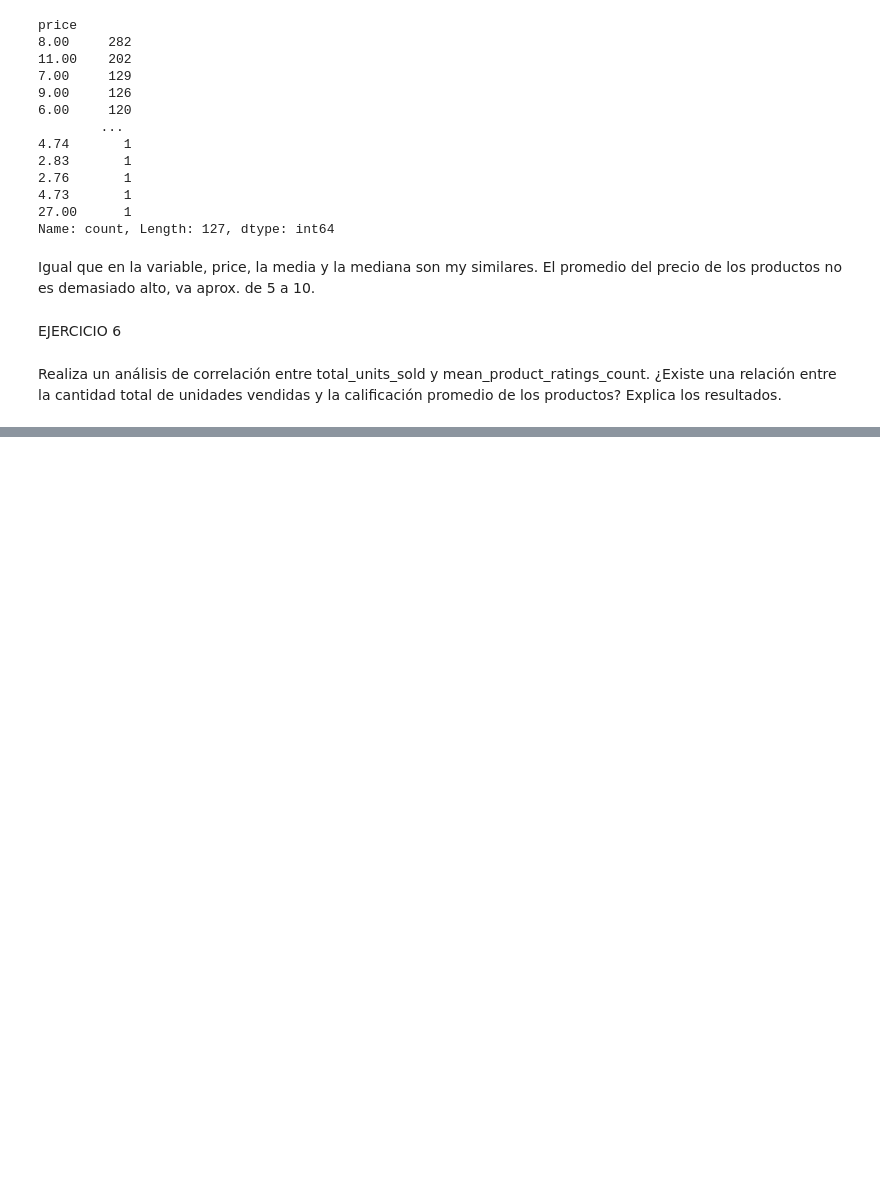
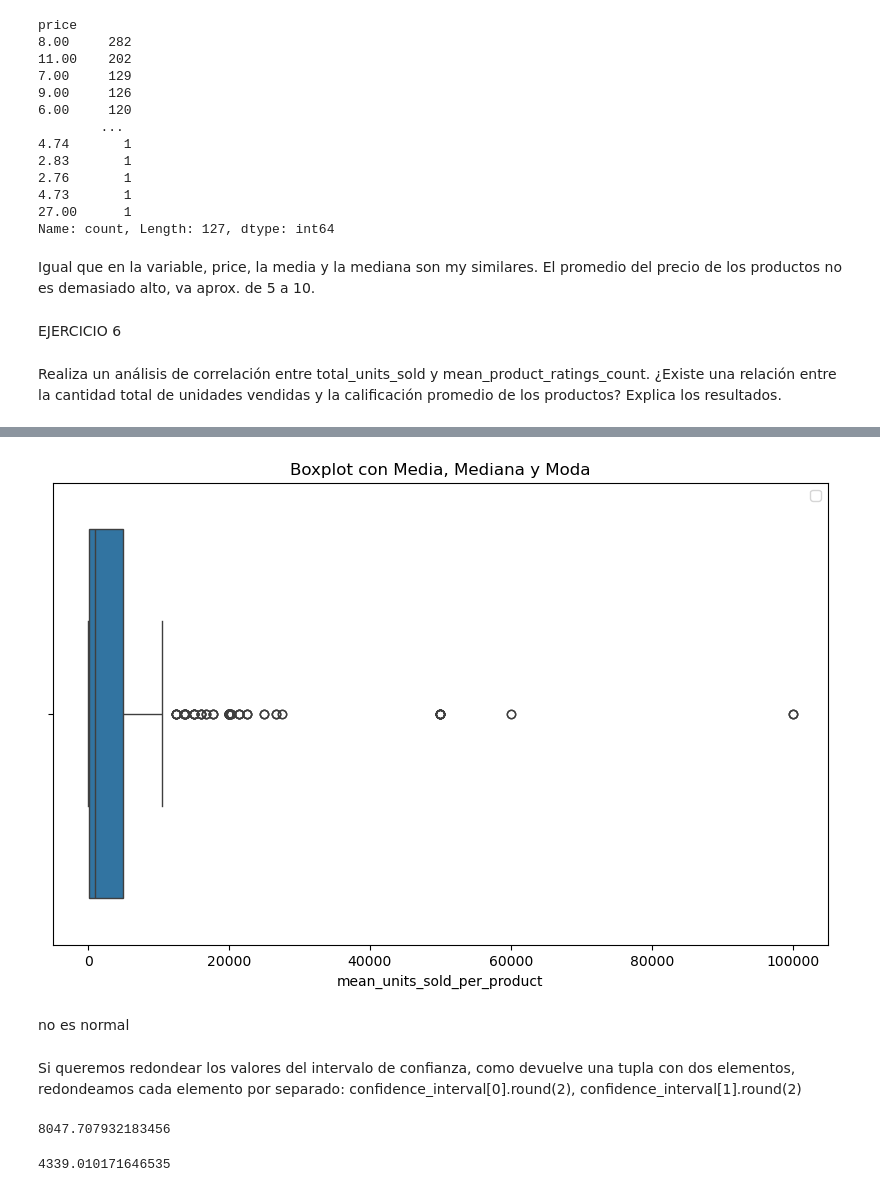
Before and after one commit to AndreinaTeixeira/modulo3_segunda_parte, a Jupyter notebook: clase 6 sept, estadistica_descrip.ipynb, the cells around one changed output, grey strips where cells are left out. Drawn from its saved outputs; the diff is of its cells as text; code cells hidden in the pictures; blank space fills up the shorter version.

```diff
--- a/clase 6 sept, estadistica_descrip.ipynb
+++ b/clase 6 sept, estadistica_descrip.ipynb
@@ -249,0 +355,19 @@ Realiza un análisis de correlación entre total_units_sold y mean_product_ratin
+# %%
+pltt.figure(figsize=(10, 6))
+sns.boxplot(x=df['mean_units_sold_per_product'])
+
+
+
+# Añadir leyenda y título
+pltt.legend()
+pltt.title('Boxplot con Media, Mediana y Moda')
+
+# Mostrar el gráfico
+pltt.show()
+# %% [output]
+[figure, added]
+# %% [markdown]
+no es normal
+# %% [markdown]
+Si queremos redondear los valores del intervalo de confianza, como devuelve una tupla con dos elementos, redondeamos cada elemento por separado:
+confidence_interval[0].round(2), confidence_interval[1].round(2)
@@ -249,0 +381,8 @@ Realiza un análisis de correlación entre total_units_sold y mean_product_ratin
+# %%
+std_units
+# %% [output]
+8047.707932183456
+# %%
+media_units
+# %% [output]
+4339.010171646535
```
Also changed, not shown: parts of 27 cells of this notebook.
